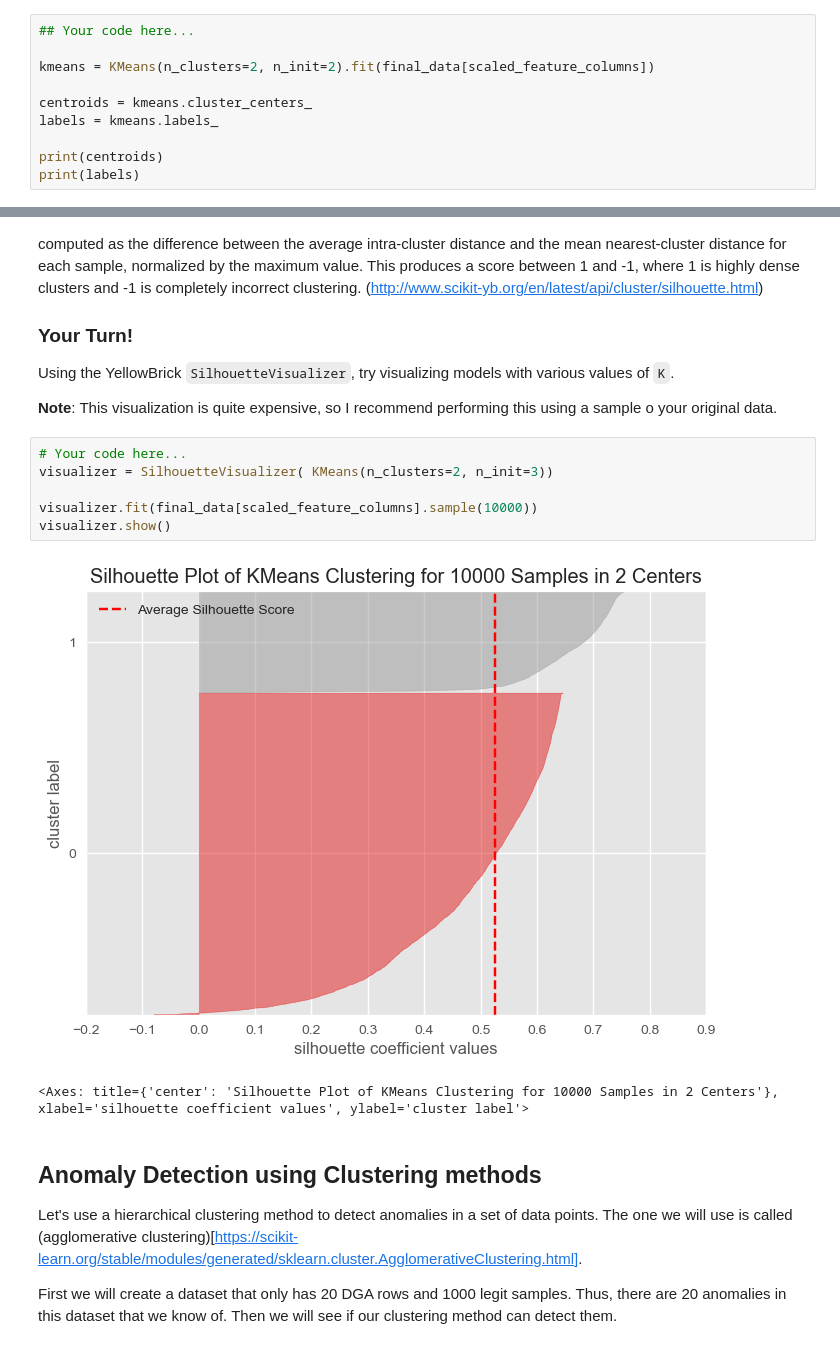
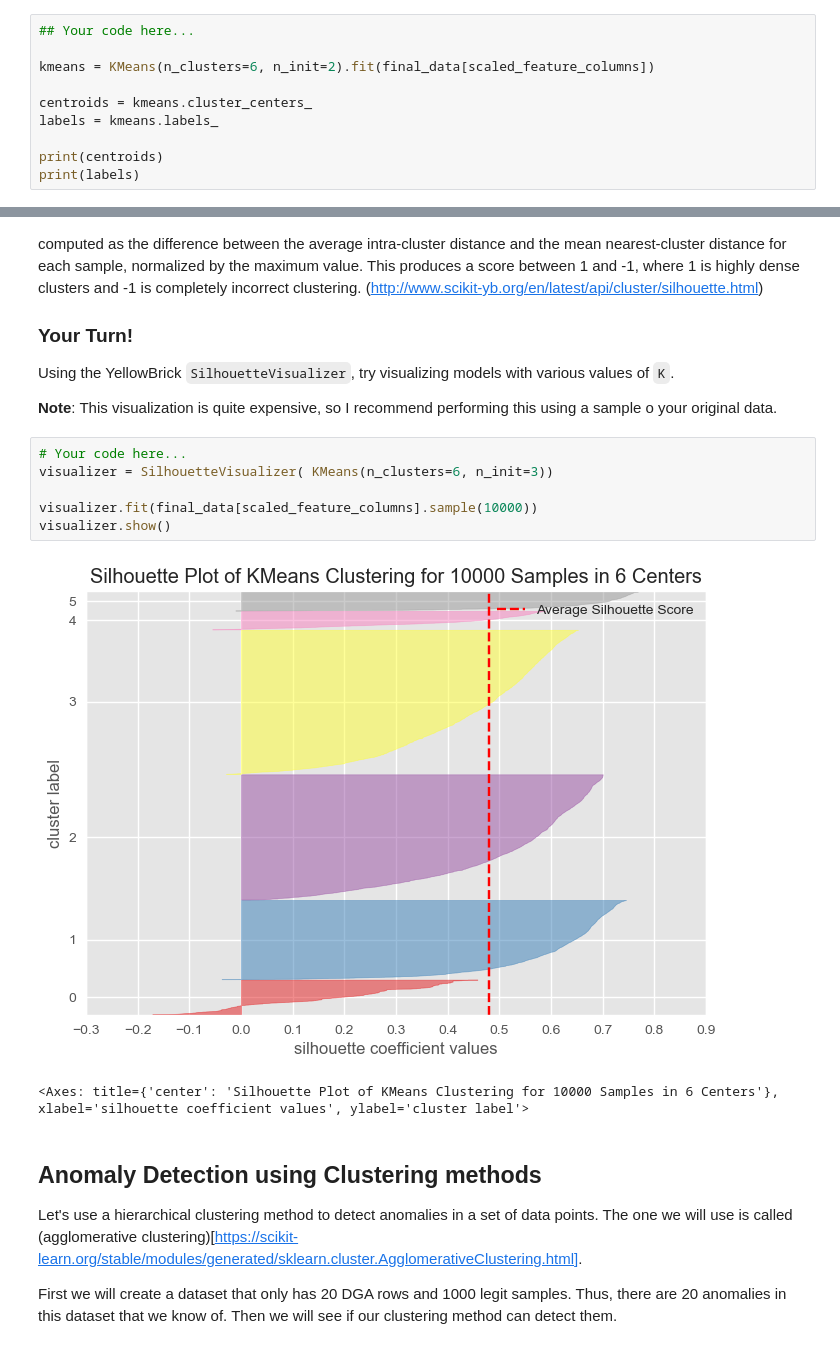
Before and after one commit to gtkcyber/blackhat_2024, a Jupyter notebook: answers/Worksheet 6.0 - Clustering - Answers.ipynb, the cells around one changed output, grey strips where cells are left out. Drawn from its saved outputs; the diff is of its cells as text.

```diff
--- a/answers/Worksheet 6.0 - Clustering - Answers.ipynb
+++ b/answers/Worksheet 6.0 - Clustering - Answers.ipynb
@@ -124,7 +124,7 @@ Remember to use the **scaled features** for your clustering.
 # %%
 ## Your code here...
 
-kmeans = KMeans(n_clusters=2, n_init=2).fit(final_data[scaled_feature_columns])
+kmeans = KMeans(n_clusters=6, n_init=2).fit(final_data[scaled_feature_columns])
 
 centroids = kmeans.cluster_centers_
 labels = kmeans.labels_
@@ -280,13 +297,13 @@ Using the YellowBrick `SilhouetteVisualizer`, try visualizing models with variou
 **Note**:  This visualization is quite expensive, so I recommend performing this using a sample o your original data.
 # %%
 # Your code here...
-visualizer = SilhouetteVisualizer( KMeans(n_clusters=2, n_init=3))
+visualizer = SilhouetteVisualizer( KMeans(n_clusters=6, n_init=3))
 
 visualizer.fit(final_data[scaled_feature_columns].sample(10000))
 visualizer.show()
 # %% [output]
-[figure, old version]
+[figure, new version]
-<Axes: title={'center': 'Silhouette Plot of KMeans Clustering for 10000 Samples in 2 Centers'}, xlabel='silhouette coefficient values', ylabel='cluster label'>
+<Axes: title={'center': 'Silhouette Plot of KMeans Clustering for 10000 Samples in 6 Centers'}, xlabel='silhouette coefficient values', ylabel='cluster label'>
 # %% [markdown]
 ## Anomaly Detection using Clustering methods
 Let's use a hierarchical clustering method to detect anomalies in a set of data points. The one we will use is called (agglomerative clustering)[https://scikit-learn.org/stable/modules/generated/sklearn.cluster.AgglomerativeClustering.html].
```
Also changed, not shown: parts of 21 cells of this notebook, 3 other files.
